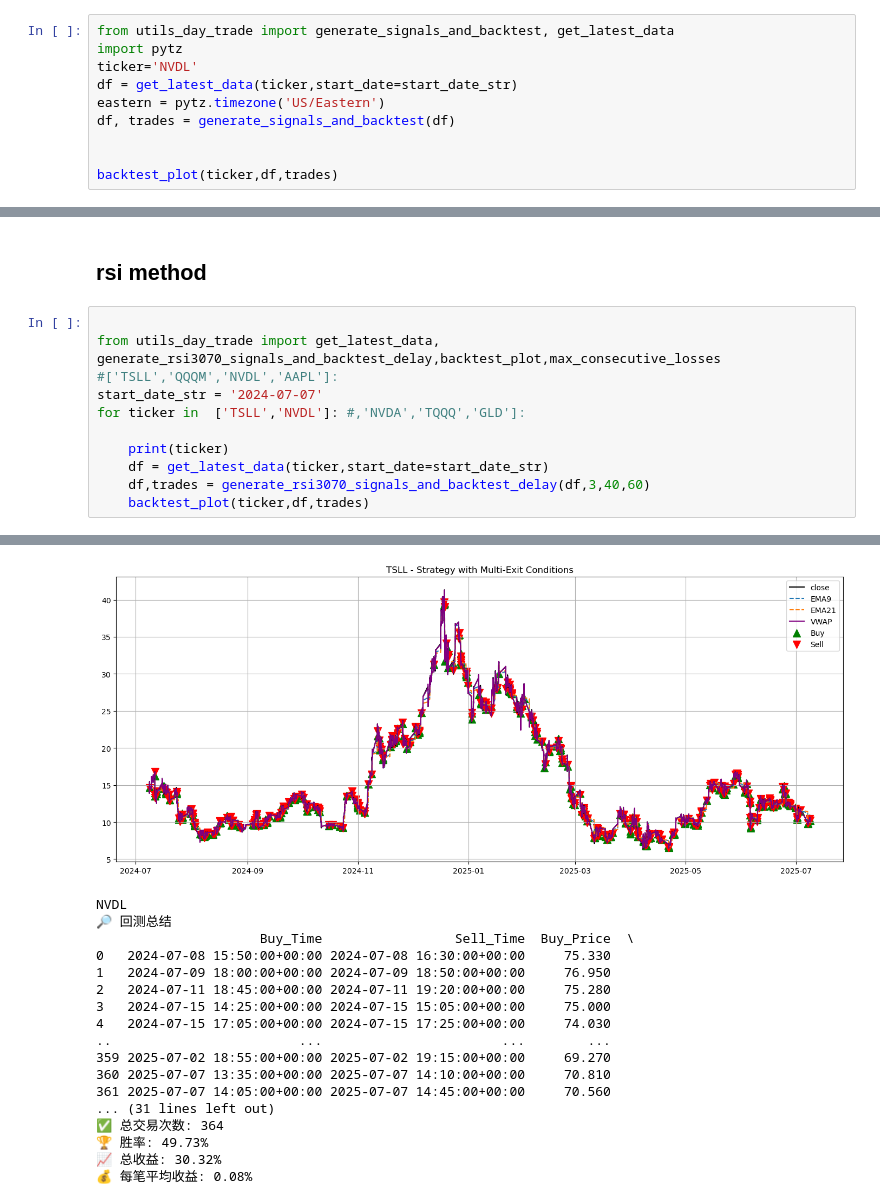
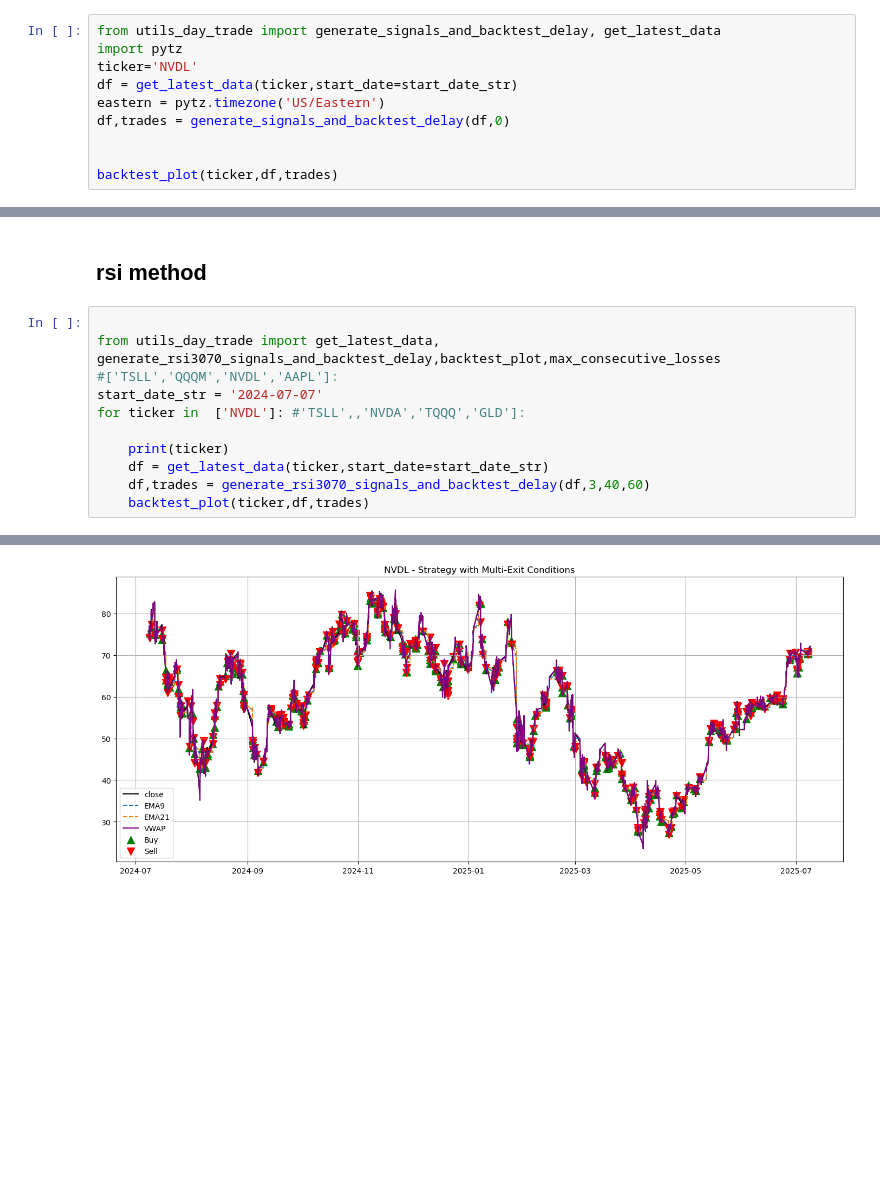
Before and after one commit to shixiangheng/XGB_stock_analysis_24YE, a Jupyter notebook: day_trade_sign_alpaca_backtest.ipynb, the cells around one changed output, grey strips where cells are left out. Saved outputs shown, nothing was run; the diff lists cells and outputs as text; blank space fills up the shorter version.

```diff
--- a/day_trade_sign_alpaca_backtest.ipynb
+++ b/day_trade_sign_alpaca_backtest.ipynb
@@ -131,12 +115,12 @@ plt.show()
 # %% [markdown]
 ## original way
 # %%
-from utils_day_trade import generate_signals_and_backtest, get_latest_data
+from utils_day_trade import generate_signals_and_backtest_delay, get_latest_data
 import pytz
 ticker='NVDL'
 df = get_latest_data(ticker,start_date=start_date_str)
 eastern = pytz.timezone('US/Eastern')
-df, trades = generate_signals_and_backtest(df)
+df,trades = generate_signals_and_backtest_delay(df,0)
 
 
 backtest_plot(ticker,df,trades)
@@ -198,7 +182,7 @@ NVDL
 from utils_day_trade import get_latest_data, generate_rsi3070_signals_and_backtest_delay,backtest_plot,max_consecutive_losses
 #['TSLL','QQQM','NVDL','AAPL']:
 start_date_str = '2024-07-07'
-for ticker in  ['TSLL','NVDL']: #,'NVDA','TQQQ','GLD']:
+for ticker in  ['NVDL']: #'TSLL',,'NVDA','TQQQ','GLD']:
 
     print(ticker)
     df = get_latest_data(ticker,start_date=start_date_str)
@@ -225,18 +209 @@ TSLL
-[figure, old version]
+[figure, new version]
-NVDL
-🔎 回测总结
-                     Buy_Time                 Sell_Time  Buy_Price  \
-0   2024-07-08 15:50:00+00:00 2024-07-08 16:30:00+00:00     75.330
-1   2024-07-09 18:00:00+00:00 2024-07-09 18:50:00+00:00     76.950
-2   2024-07-11 18:45:00+00:00 2024-07-11 19:20:00+00:00     75.280
-3   2024-07-15 14:25:00+00:00 2024-07-15 15:05:00+00:00     75.000
-4   2024-07-15 17:05:00+00:00 2024-07-15 17:25:00+00:00     74.030
-..                        ...                       ...        ...
-359 2025-07-02 18:55:00+00:00 2025-07-02 19:15:00+00:00     69.270
-360 2025-07-07 13:35:00+00:00 2025-07-07 14:10:00+00:00     70.810
-361 2025-07-07 14:05:00+00:00 2025-07-07 14:45:00+00:00     70.560
-... (31 lines left out)
-✅ 总交易次数: 364
-🏆 胜率: 49.73%
-📈 总收益: 30.32%
-💰 每笔平均收益: 0.08%
```
Also changed, not shown: parts of 8 cells of this notebook, 3 other files.
